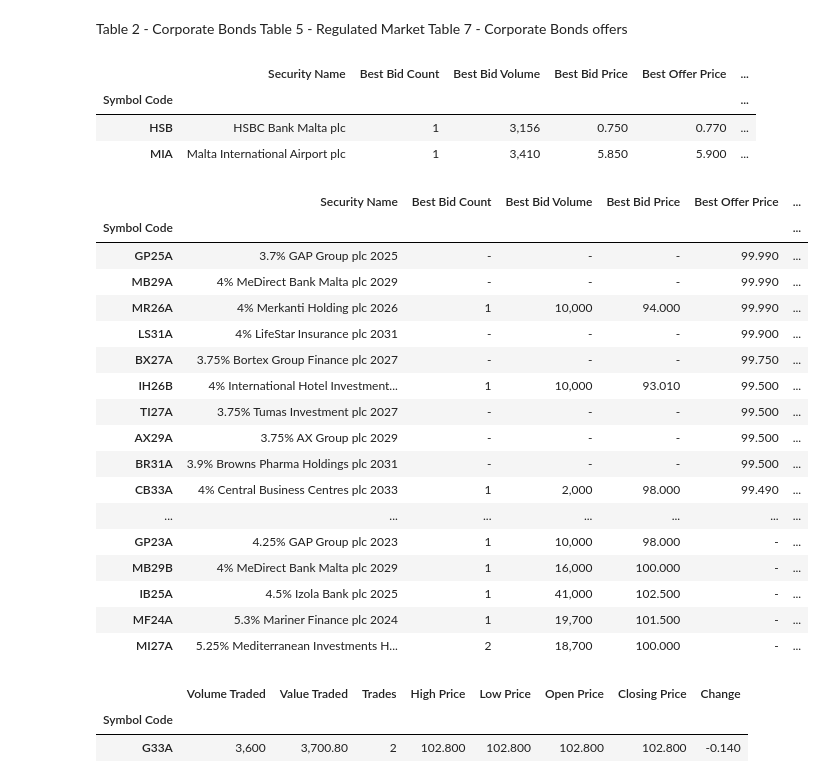
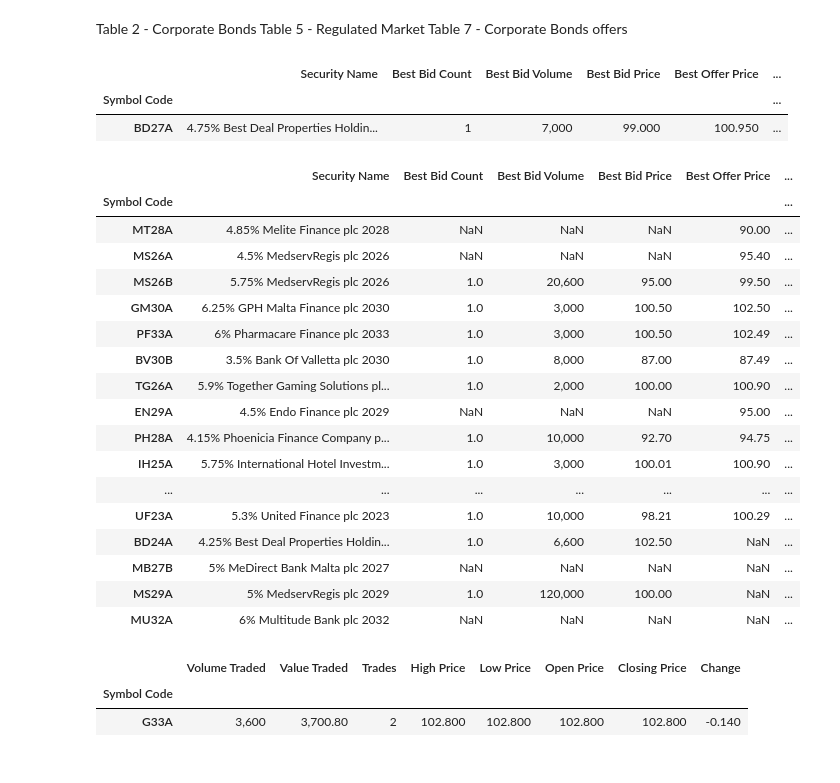
Before and after one commit to cgre23/Malta-Stock-Exchange, a Jupyter notebook: MSE_scrape.ipynb, the cells around one changed output. Cells and saved outputs as stored; diff of their text form; code cells hidden in the pictures.

```diff
--- a/MSE_scrape.ipynb
+++ b/MSE_scrape.ipynb
@@ -55,5 +55,6 @@ bs = BeautifulSoup(response.content)
 tables = bs.findAll('table')
 for table in tables:
     df = pd.DataFrame(tableDataText(table))
-    df=df.rename(columns=df.iloc[0]).drop(df.index[0])
-    list_table.append(df)
+    if len(df.index) > 15:
+        df=df.rename(columns=df.iloc[0]).drop(df.index[0])
+        list_table.append(df)
@@ -67,30 +70,38 @@ trades
 # %% [output]
 |  | Security Name | Best Bid Count | Best Bid Volume | Best Bid Price | Best Offer Price | ... |
 | Symbol Code |  |  |  |  |  | ... |
-| HSB | HSBC Bank Malta plc | 1 | 3,156 | 0.750 | 0.770 | ... |
-| MIA | Malta International Airport plc | 1 | 3,410 | 5.850 | 5.900 | ... |
+| BD27A | 4.75% Best Deal Properties Holdin... | 1 | 7,000 | 99.000 | 100.950 | ... |
 # %%
-offers = list_table[6].set_index('Symbol Code').sort_values(by=['Best Offer Price'], ascending=False)
+offers = list_table[-3].set_index('Symbol Code')
+offers = offers.replace('-', np.NaN)
+offers['Best Offer Price'] = offers['Best Offer Price'].astype(float)
+offers['Best Bid Count'] = offers['Best Bid Count'].astype(float)
+offers['Best Bid Price'] = offers['Best Bid Price'].astype(float)
+offers['Yield'] = offers['Security Name'].str.extract('((?:\d+%)|(?:\d+\.\d+%))')
+offers['Maturity'] = offers['Security Name'].str.extract('(2\d\d\d)').astype(int)
+offers['YTM'] = (((offers['Yield'].str.rstrip('%').astype('float')) + (100-offers['Best Offer Price'])/(offers['Maturity']-2023))*100 / ((100+offers['Best Offer Price'])/2))
+offers['YTM'] = np.round(offers['YTM'],2)
+offers = offers.sort_values(by=['YTM'], ascending=False)
 offers
 # %% [output]
 |  | Security Name | Best Bid Count | Best Bid Volume | Best Bid Price | Best Offer Price | ... |
 | Symbol Code |  |  |  |  |  | ... |
-| GP25A | 3.7% GAP Group plc 2025 | - | - | - | 99.990 | ... |
-| MB29A | 4% MeDirect Bank Malta plc 2029 | - | - | - | 99.990 | ... |
-| MR26A | 4% Merkanti Holding plc 2026 | 1 | 10,000 | 94.000 | 99.990 | ... |
-| LS31A | 4% LifeStar Insurance plc 2031 | - | - | - | 99.900 | ... |
-| BX27A | 3.75% Bortex Group Finance plc 2027 | - | - | - | 99.750 | ... |
-| IH26B | 4% International Hotel Investment... | 1 | 10,000 | 93.010 | 99.500 | ... |
-| TI27A | 3.75% Tumas Investment plc 2027 | - | - | - | 99.500 | ... |
-| AX29A | 3.75% AX Group plc 2029 | - | - | - | 99.500 | ... |
-| BR31A | 3.9% Browns Pharma Holdings plc 2031 | - | - | - | 99.500 | ... |
-| CB33A | 4% Central Business Centres plc 2033 | 1 | 2,000 | 98.000 | 99.490 | ... |
+| MT28A | 4.85% Melite Finance plc 2028 | NaN | NaN | NaN | 90.00 | ... |
+| MS26A | 4.5% MedservRegis plc 2026 | NaN | NaN | NaN | 95.40 | ... |
+| MS26B | 5.75% MedservRegis plc 2026 | 1.0 | 20,600 | 95.00 | 99.50 | ... |
+| GM30A | 6.25% GPH Malta Finance plc 2030 | 1.0 | 3,000 | 100.50 | 102.50 | ... |
+| PF33A | 6% Pharmacare Finance plc 2033 | 1.0 | 3,000 | 100.50 | 102.49 | ... |
+| BV30B | 3.5% Bank Of Valletta plc 2030 | 1.0 | 8,000 | 87.00 | 87.49 | ... |
+| TG26A | 5.9% Together Gaming Solutions pl... | 1.0 | 2,000 | 100.00 | 100.90 | ... |
+| EN29A | 4.5% Endo Finance plc 2029 | NaN | NaN | NaN | 95.00 | ... |
+| PH28A | 4.15% Phoenicia Finance Company p... | 1.0 | 10,000 | 92.70 | 94.75 | ... |
+| IH25A | 5.75% International Hotel Investm... | 1.0 | 3,000 | 100.01 | 100.90 | ... |
 | ... | ... | ... | ... | ... | ... | ... |
-| GP23A | 4.25% GAP Group plc 2023 | 1 | 10,000 | 98.000 | - | ... |
-| MB29B | 4% MeDirect Bank Malta plc 2029 | 1 | 16,000 | 100.000 | - | ... |
-| IB25A | 4.5% Izola Bank plc 2025 | 1 | 41,000 | 102.500 | - | ... |
-| MF24A | 5.3% Mariner Finance plc 2024 | 1 | 19,700 | 101.500 | - | ... |
-| MI27A | 5.25% Mediterranean Investments H... | 2 | 18,700 | 100.000 | - | ... |
+| UF23A | 5.3% United Finance plc 2023 | 1.0 | 10,000 | 98.21 | 100.29 | ... |
+| BD24A | 4.25% Best Deal Properties Holdin... | 1.0 | 6,600 | 102.50 | NaN | ... |
+| MB27B | 5% MeDirect Bank Malta plc 2027 | NaN | NaN | NaN | NaN | ... |
+| MS29A | 5% MedservRegis plc 2029 | 1.0 | 120,000 | 100.00 | NaN | ... |
+| MU32A | 6% Multitude Bank plc 2032 | NaN | NaN | NaN | NaN | ... |
 # %%
 total_trades = list_table[1].set_index('Symbol Code')
 total_trades
```
Also changed, not shown: parts of 1 cell of this notebook, 1 other file.
